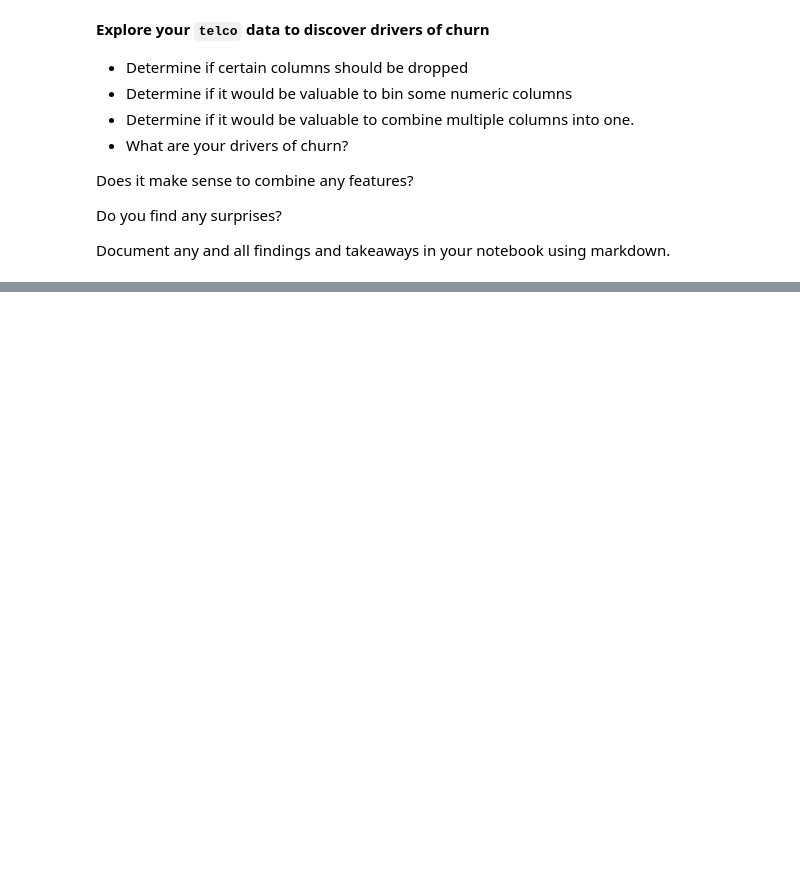
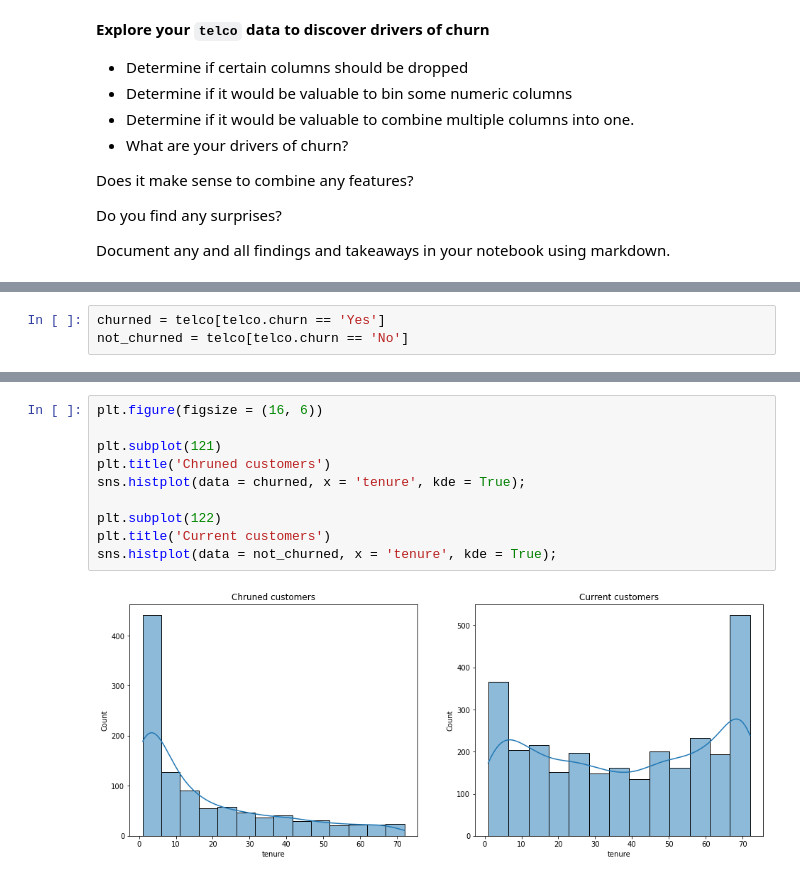
Before and after one commit to nadia-paz/classification-exercises, a Jupyter notebook: classification_exercises.ipynb, the cells around one changed output, grey strips where cells are left out. Cells and saved outputs as stored; diff of their text form; blank space fills up the shorter version.

```diff
--- a/classification_exercises.ipynb
+++ b/classification_exercises.ipynb
@@ -1107,0 +1162,3 @@ Document any and all findings and takeaways in your notebook using markdown.
+# %%
+churned = telco[telco.churn == 'Yes']
+not_churned = telco[telco.churn == 'No']
@@ -1107,0 +1195,12 @@ Document any and all findings and takeaways in your notebook using markdown.
+# %%
+plt.figure(figsize = (16, 6))
+
+plt.subplot(121)
+plt.title('Chruned customers')
+sns.histplot(data = churned, x = 'tenure', kde = True);
+
+plt.subplot(122)
+plt.title('Current customers')
+sns.histplot(data = not_churned, x = 'tenure', kde = True);
+# %% [output]
+[figure, added]
```
Also changed, not shown: parts of 68 cells of this notebook.
